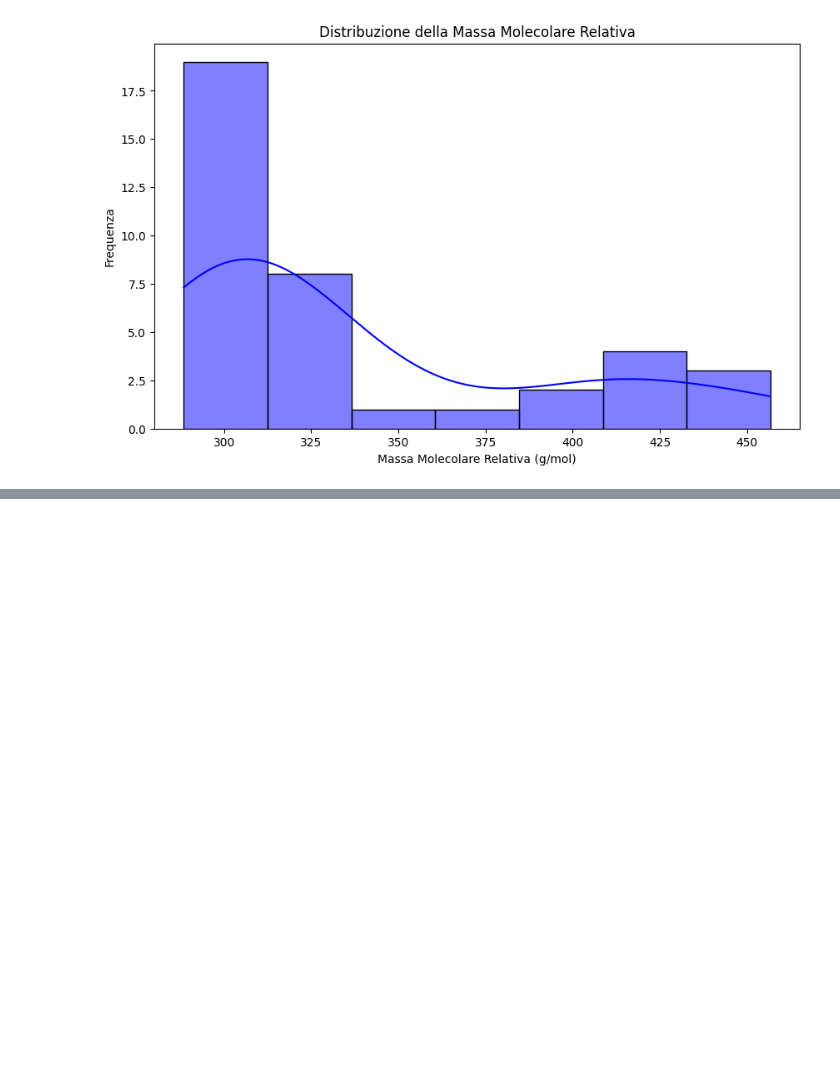
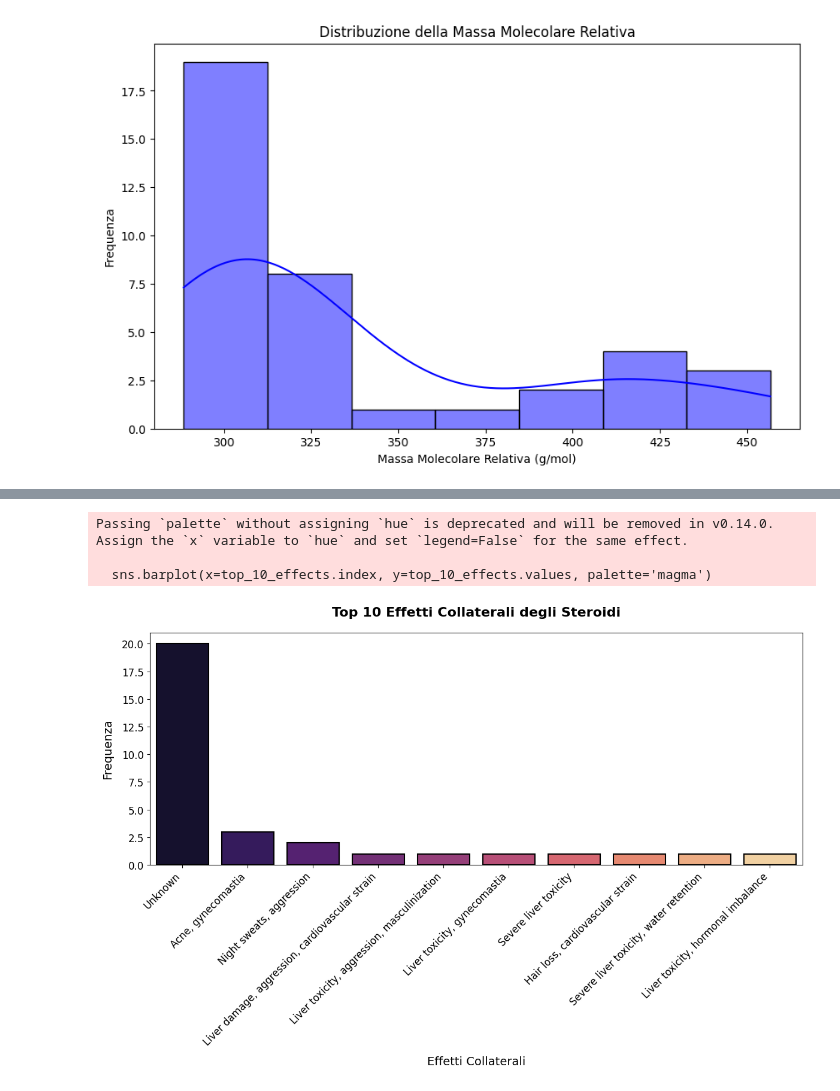
Before and after one commit to manu4280572657/Progetto_Data_Mining, a Jupyter notebook: Anabolic_Steroids.ipynb, the cells around one changed output, grey strips where cells are left out. Saved outputs shown, nothing was run; the diff lists cells and outputs as text; code cells hidden in the pictures; blank space fills up the shorter version.

```diff
--- a/Anabolic_Steroids.ipynb
+++ b/Anabolic_Steroids.ipynb
@@ -48,0 +107,36 @@ plt.show()
+# %%
+# Conta la frequenza degli effetti collaterali e seleziona i primi 10
+top_10_effects = effect_counts.head(10)
+
+# Impostazioni del grafico
+plt.figure(figsize=(12, 8))
+
+# Usare una palette di colori interessante
+sns.barplot(x=top_10_effects.index, y=top_10_effects.values, palette='magma')
+
+# Ruotare le etichette lungo l'asse x per una migliore leggibilità
+plt.xticks(rotation=45, ha='right', fontsize=12)
+
+# Titolo e etichette con dimensioni e stile migliorato
+plt.title('Top 10 Effetti Collaterali degli Steroidi', fontsize=16, fontweight='bold', pad=20)
+plt.xlabel('Effetti Collaterali', fontsize=14, labelpad=10)
+plt.ylabel('Frequenza', fontsize=14, labelpad=10)
+
+# Aggiungere bordi neri alle barre
+for bar in plt.gca().patches:
+    bar.set_edgecolor('black')
+    bar.set_linewidth(1.5)
+
+# Migliorare la visibilità e la disposizione delle etichette
+plt.tick_params(axis='both', which='major', labelsize=12)
+
+# Ottimizzare il layout per evitare sovrapposizioni
+plt.tight_layout()
+
+# Mostrare il grafico
+plt.show()
+# %% [output]
+Passing `palette` without assigning `hue` is deprecated and will be removed in v0.14.0. Assign the `x` variable to `hue` and set `legend=False` for the same effect.
+
+  sns.barplot(x=top_10_effects.index, y=top_10_effects.values, palette='magma')
+[figure, added]
```
Also changed, not shown: parts of 5 cells of this notebook.
